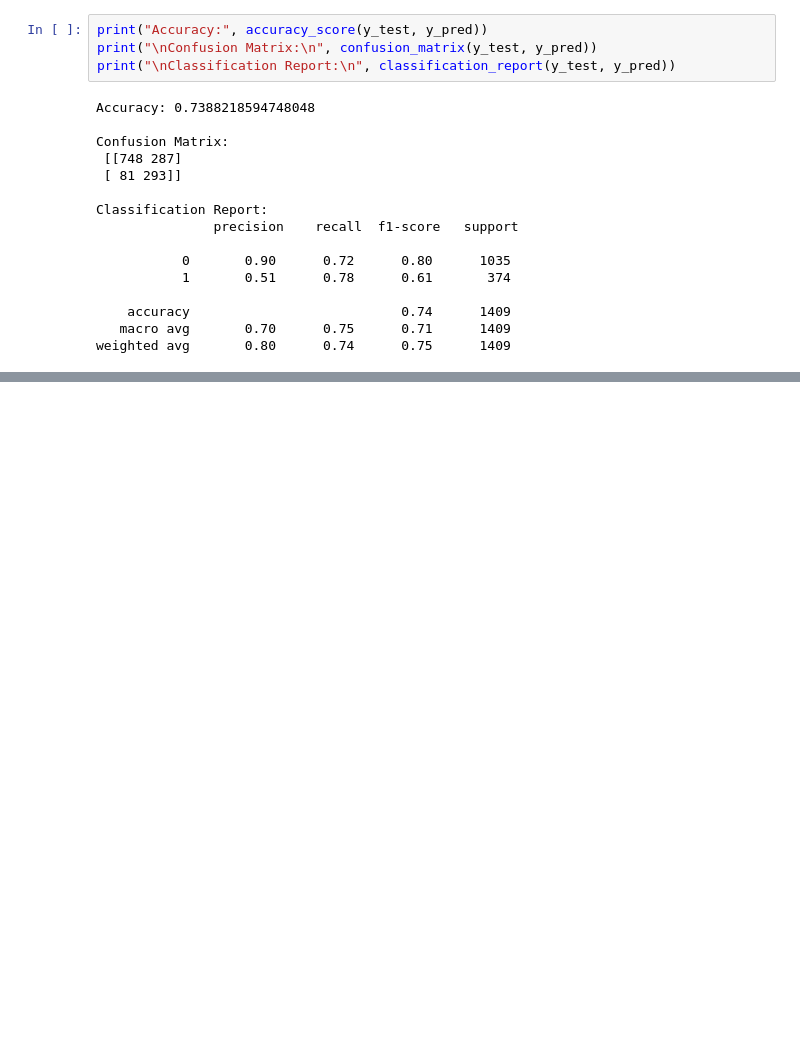
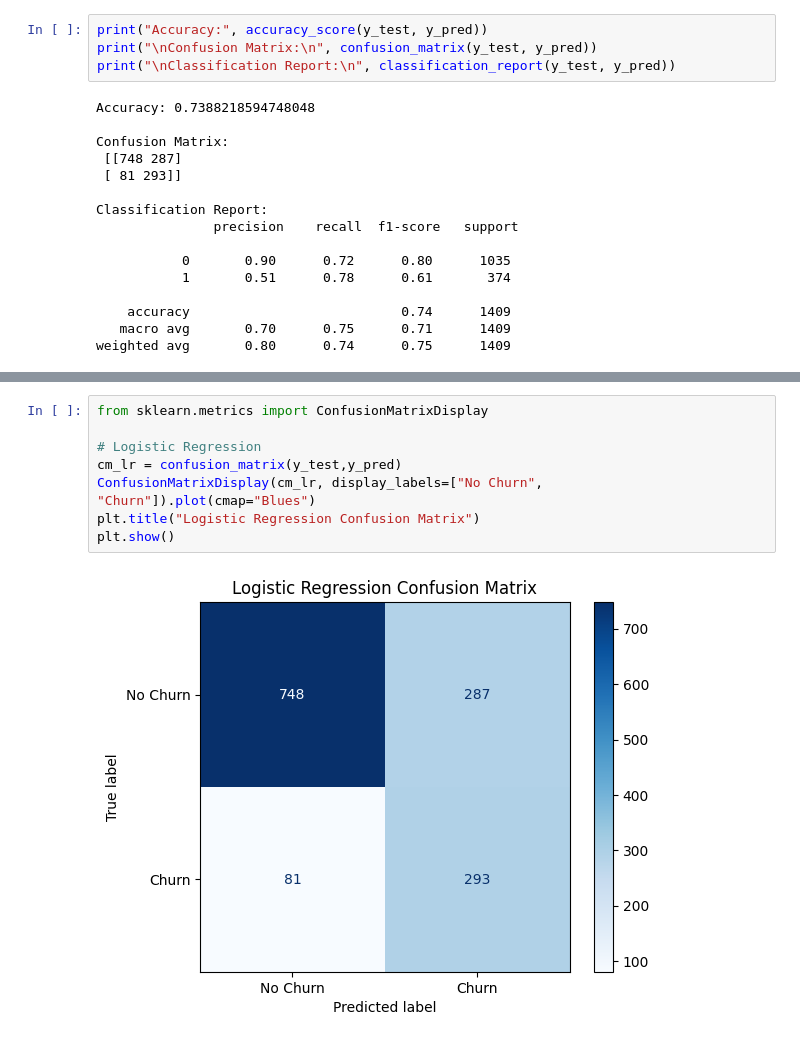
Before and after one commit to harshtatmute/Customer-Churn-Prediction, a Jupyter notebook: notebooks/Preprocessing_Model.ipynb, the cells around one changed output, grey strips where cells are left out. Saved outputs shown, nothing was run; the diff lists cells and outputs as text; blank space fills up the shorter version.

```diff
--- a/notebooks/Preprocessing_Model.ipynb
+++ b/notebooks/Preprocessing_Model.ipynb
@@ -151,0 +200,10 @@ weighted avg       0.80      0.74      0.75      1409
+# %%
+from sklearn.metrics import ConfusionMatrixDisplay
+
+# Logistic Regression
+cm_lr = confusion_matrix(y_test,y_pred)
+ConfusionMatrixDisplay(cm_lr, display_labels=["No Churn", "Churn"]).plot(cmap="Blues")
+plt.title("Logistic Regression Confusion Matrix")
+plt.show()
+# %% [output]
+[figure, added]
```
Also changed, not shown: parts of 12 cells of this notebook.
